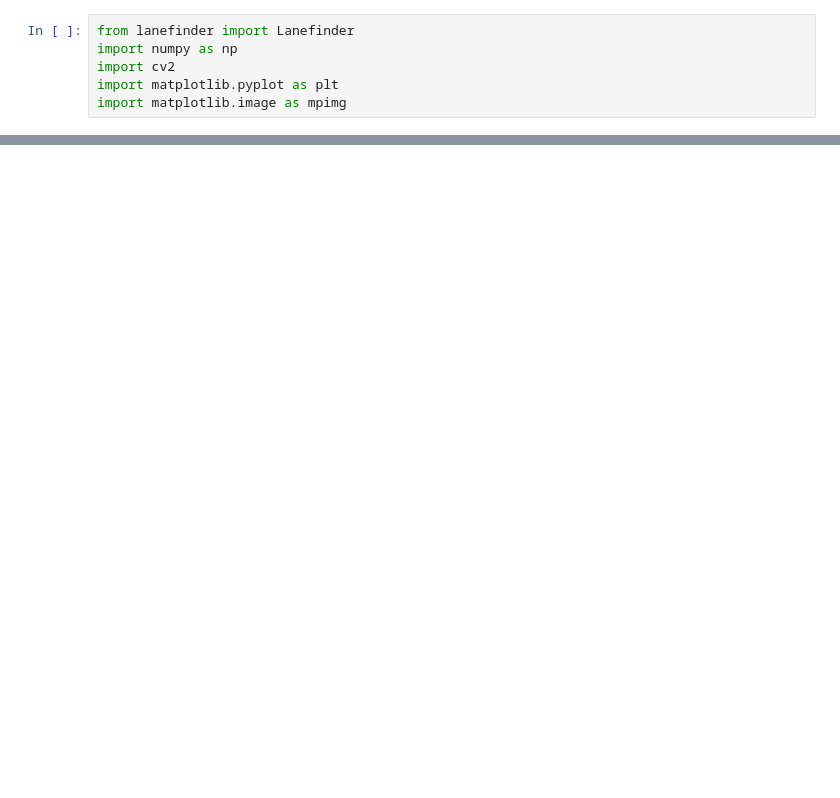
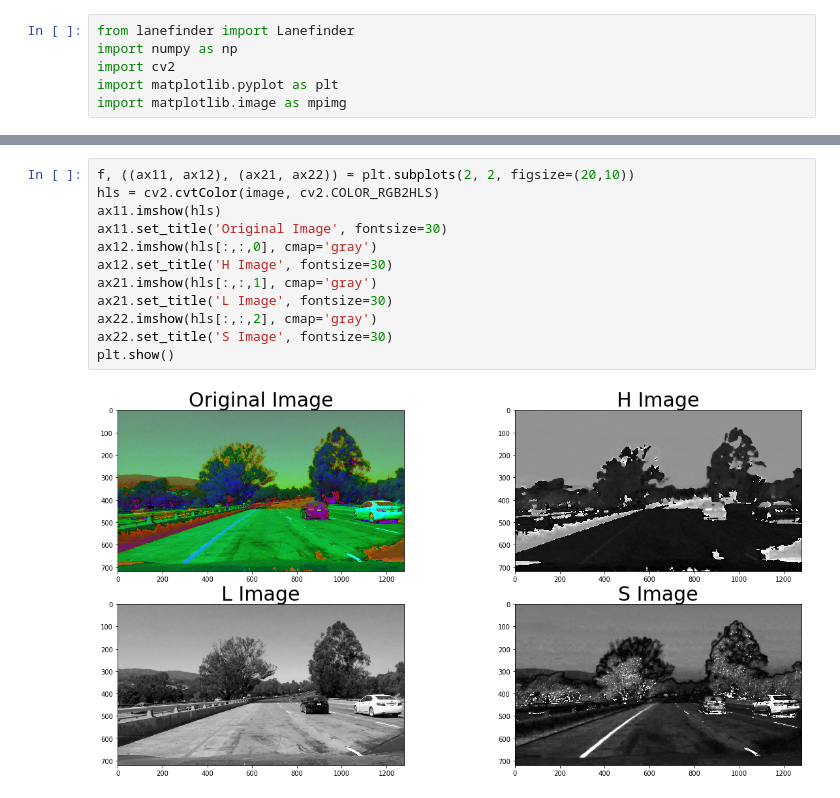
Before and after one commit to nguyenbuiUCSD/Advanced-Lane-Finding, a Jupyter notebook: lane_finder/test_lane_finder.ipynb, the cells around one changed output, grey strips where cells are left out. Drawn from its saved outputs; the diff is of its cells as text; blank space fills up the shorter version.

```diff
--- a/lane_finder/test_lane_finder.ipynb
+++ b/lane_finder/test_lane_finder.ipynb
@@ -35,0 +57,14 @@ plt.show()
+# %%
+f, ((ax11, ax12), (ax21, ax22)) = plt.subplots(2, 2, figsize=(20,10))
+hls = cv2.cvtColor(image, cv2.COLOR_RGB2HLS)
+ax11.imshow(hls)
+ax11.set_title('Original Image', fontsize=30)
+ax12.imshow(hls[:,:,0], cmap='gray')
+ax12.set_title('H Image', fontsize=30)
+ax21.imshow(hls[:,:,1], cmap='gray')
+ax21.set_title('L Image', fontsize=30)
+ax22.imshow(hls[:,:,2], cmap='gray')
+ax22.set_title('S Image', fontsize=30)
+plt.show()
+# %% [output]
+[figure, added]
```
Also changed, not shown: parts of 8 cells of this notebook, 1 other file.
